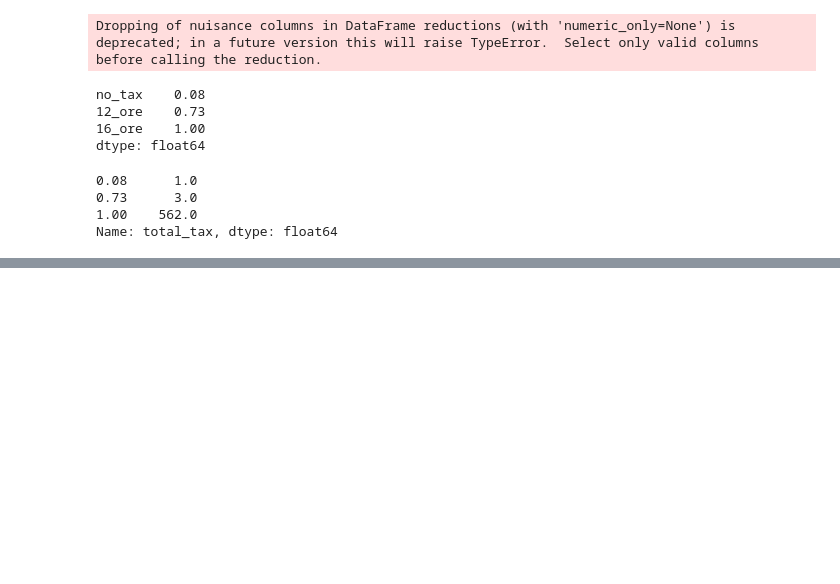
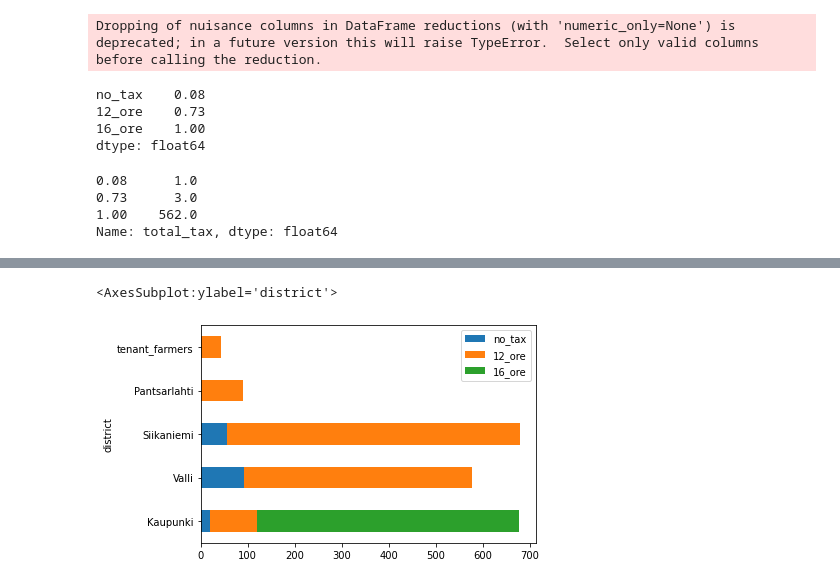
Before and after one commit to AnttiHaerkoenen/spatial_segregation, a Jupyter notebook: notebooks/building_material_1640-1880.ipynb, the cells around one changed output, grey strips where cells are left out. Saved outputs shown, nothing was run; the diff lists cells and outputs as text; code cells hidden in the pictures; blank space fills up the shorter version.

```diff
--- a/notebooks/building_material_1640-1880.ipynb
+++ b/notebooks/building_material_1640-1880.ipynb
@@ -55,0 +100,5 @@ Categories (3, int64): [1 < 2 < 3]
+# %%
+income_groups_1639.plot(kind='barh', stacked=True)
+# %% [output]
+<AxesSubplot:ylabel='district'>
+[figure, added]
```
Also changed, not shown: parts of 6 cells of this notebook, 2 other files.
